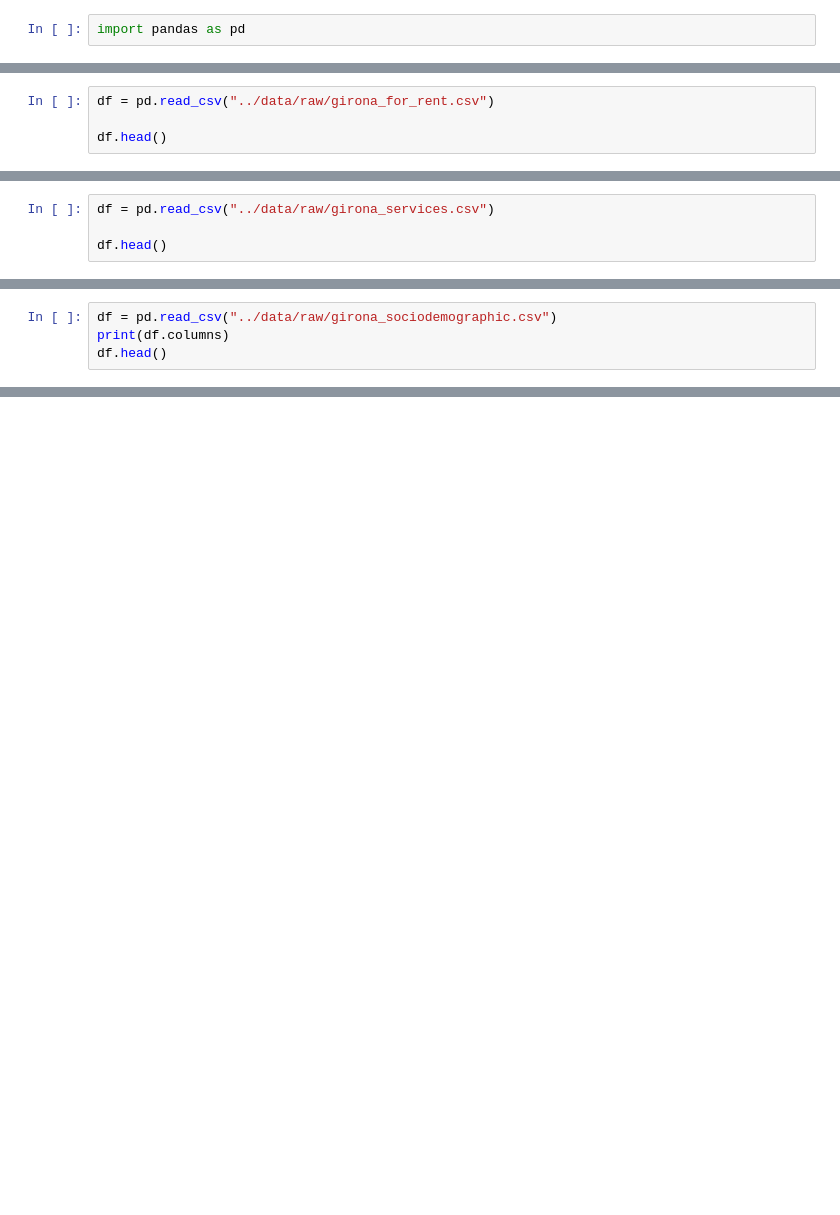
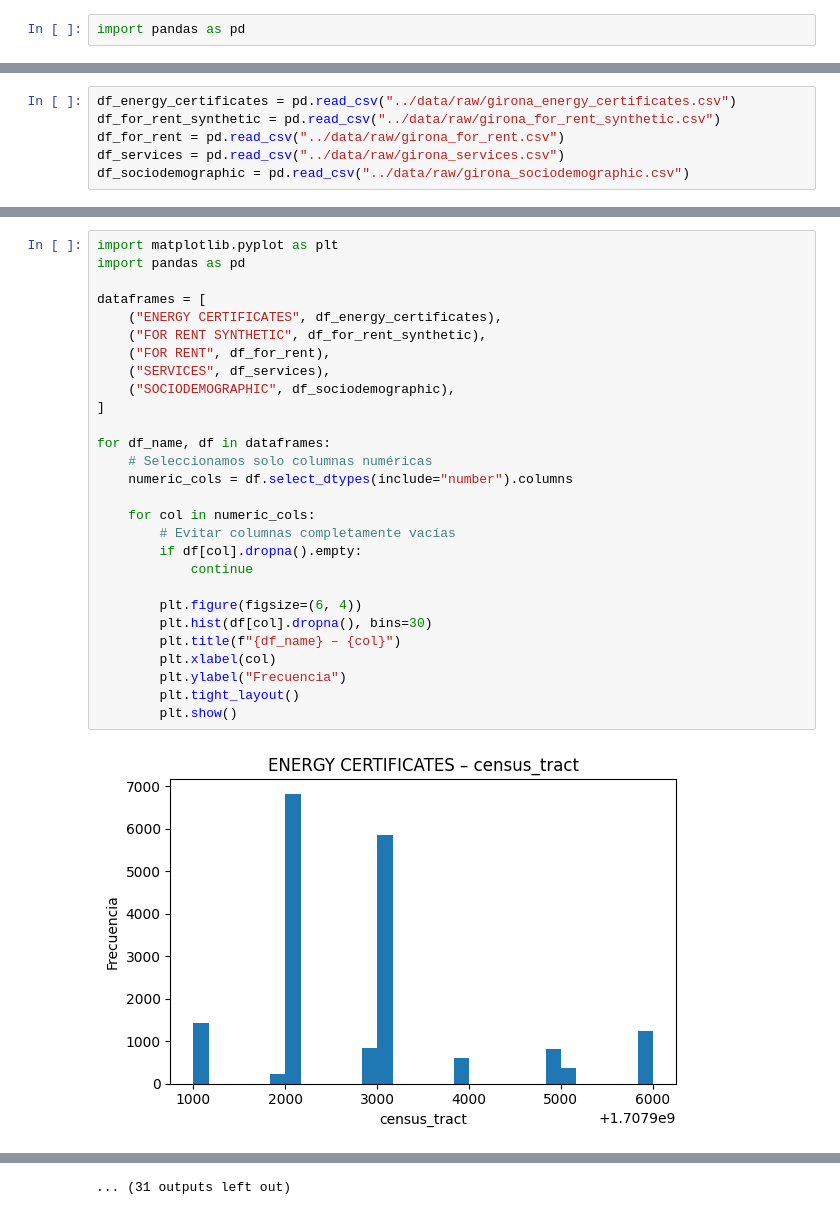
Before and after one commit to Sebastiano0248/notebooks-hackathon-udg26, a Jupyter notebook: notebooks/01_exploratory_data_analysis.ipynb, the cells around one changed output, grey strips where cells are left out. Drawn from its saved outputs; the diff is of its cells as text; blank space fills up the shorter version.

Commit message:
Enteniment una mica més profund dels datasets i histogrames de columnes numèriques

```diff
--- a/notebooks/01_exploratory_data_analysis.ipynb
+++ b/notebooks/01_exploratory_data_analysis.ipynb
@@ -25,4 +6,0 @@ df.head()
-# %%
-df = pd.read_csv("../data/raw/girona_for_rent.csv")
-
-df.head()
@@ -36,4 +6,0 @@ df.head()
-# %%
-df = pd.read_csv("../data/raw/girona_services.csv")
-
-df.head()
@@ -47,4 +6,0 @@ df.head()
-# %%
-df = pd.read_csv("../data/raw/girona_sociodemographic.csv")
-print(df.columns)
-df.head()
@@ -92,0 +15,6 @@ Name: 0, dtype: float64
+# %%
+df_energy_certificates = pd.read_csv("../data/raw/girona_energy_certificates.csv")
+df_for_rent_synthetic = pd.read_csv("../data/raw/girona_for_rent_synthetic.csv")
+df_for_rent = pd.read_csv("../data/raw/girona_for_rent.csv")
+df_services = pd.read_csv("../data/raw/girona_services.csv")
+df_sociodemographic = pd.read_csv("../data/raw/girona_sociodemographic.csv")
@@ -92,0 +156,30 @@ Name: 0, dtype: float64
+# %%
+import matplotlib.pyplot as plt
+import pandas as pd
+
+dataframes = [
+    ("ENERGY CERTIFICATES", df_energy_certificates),
+    ("FOR RENT SYNTHETIC", df_for_rent_synthetic),
+    ("FOR RENT", df_for_rent),
+    ("SERVICES", df_services),
+    ("SOCIODEMOGRAPHIC", df_sociodemographic),
+]
+
+for df_name, df in dataframes:
+    # Seleccionamos solo columnas numéricas
+    numeric_cols = df.select_dtypes(include="number").columns
+
+    for col in numeric_cols:
+        # Evitar columnas completamente vacías
+        if df[col].dropna().empty:
+            continue
+
+        plt.figure(figsize=(6, 4))
+        plt.hist(df[col].dropna(), bins=30)
+        plt.title(f"{df_name} – {col}")
+        plt.xlabel(col)
+        plt.ylabel("Frecuencia")
+        plt.tight_layout()
+        plt.show()
+# %% [output]
+[figure, added]
@@ -92,0 +197 @@ Name: 0, dtype: float64
+... (31 outputs left out)
```
Also changed, not shown: parts of 18 cells of this notebook.
